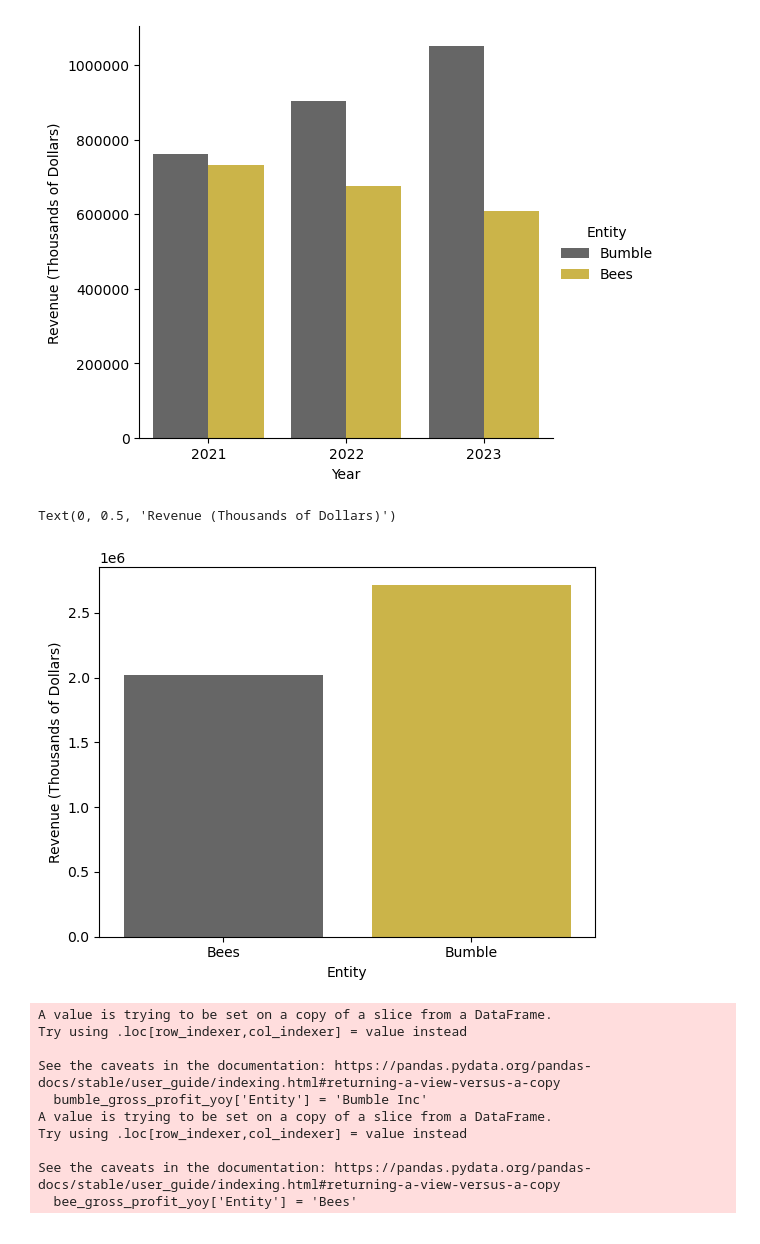
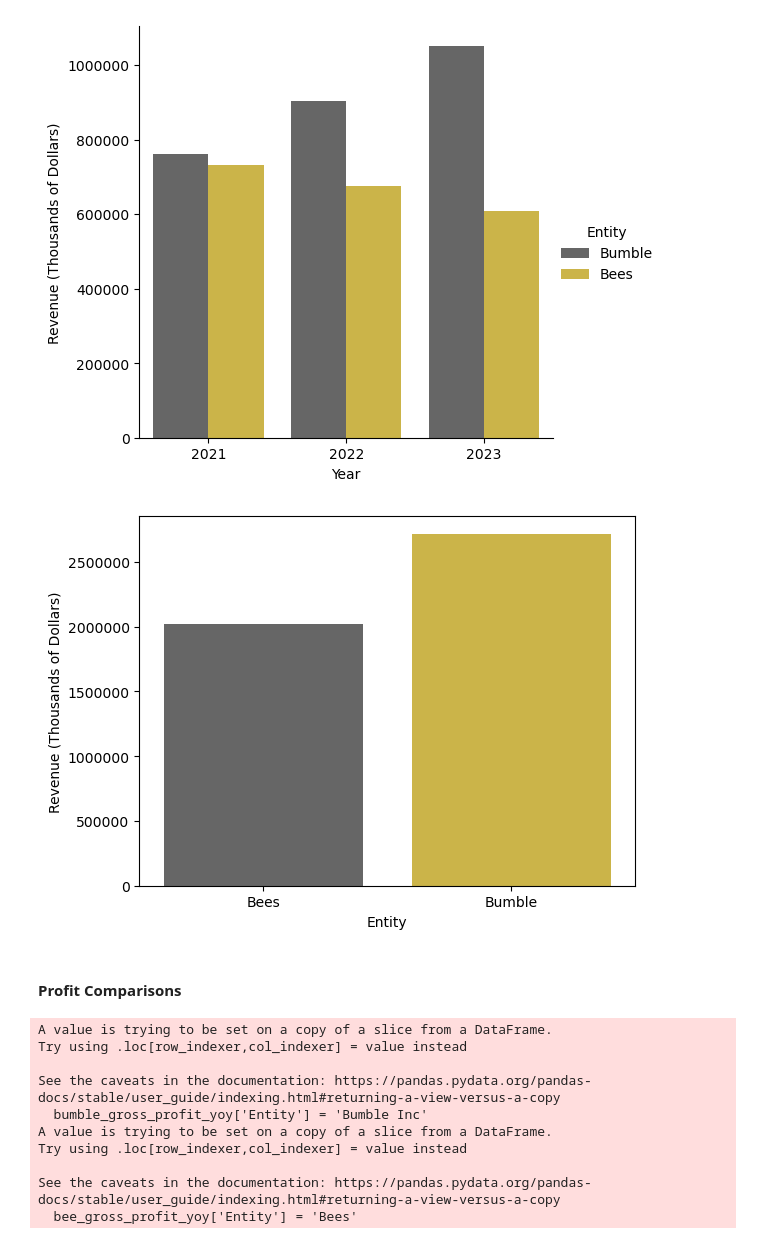
Before and after one commit to aubreepiep/bumble-vs-honeybees, a Jupyter notebook: notebooks/Capstone.ipynb, the cells around one changed output. Saved outputs shown, nothing was run; the diff lists cells and outputs as text; code cells hidden in the pictures.

```diff
--- a/notebooks/Capstone.ipynb
+++ b/notebooks/Capstone.ipynb
@@ -261,10 +263,10 @@ See the caveats in the documentation: https://pandas.pydata.org/pandas-docs/stab
   bee_total_rev_yoy_concat['Entity'] = 'Bees'
 [figure]
 # %%
-### Total Revenue
+# Total Revenue
 tr_catplot = rev_catplot.groupby('Entity')['total_revenue'].sum().reset_index()
 sns.barplot(data = tr_catplot, x = 'Entity', y = 'total_revenue', hue = 'Entity', palette=custom_palette)
 plt.ylabel('Revenue (Thousands of Dollars)')
+plt.gcf().axes[0].yaxis.get_major_formatter().set_scientific(False);
 # %% [output]
-Text(0, 0.5, 'Revenue (Thousands of Dollars)')
-[figure, old version]
+[figure, new version]
@@ -273 +273,3 @@ Text(0, 0.5, 'Revenue (Thousands of Dollars)')
+# %% [markdown]
+#### Profit Comparisons
 # %%
```
Also changed, not shown: parts of 14 cells of this notebook, 1 other file.
